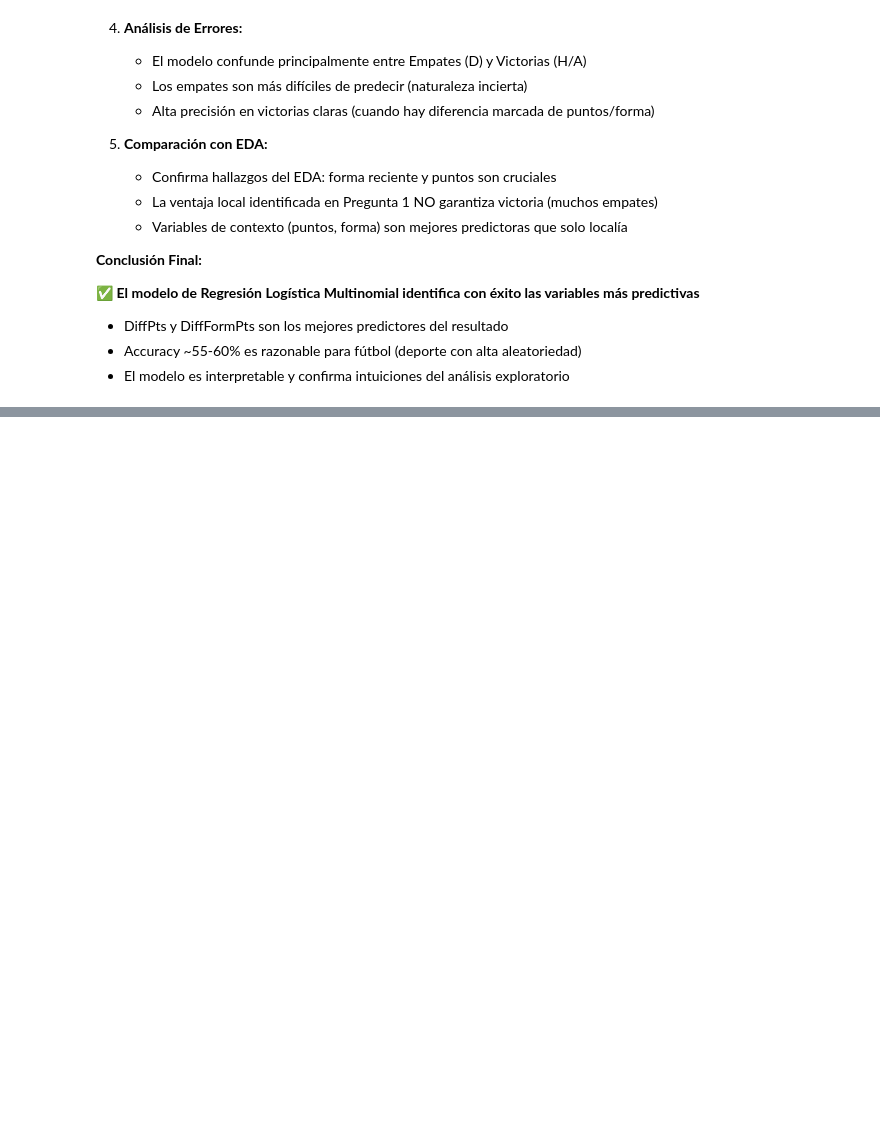
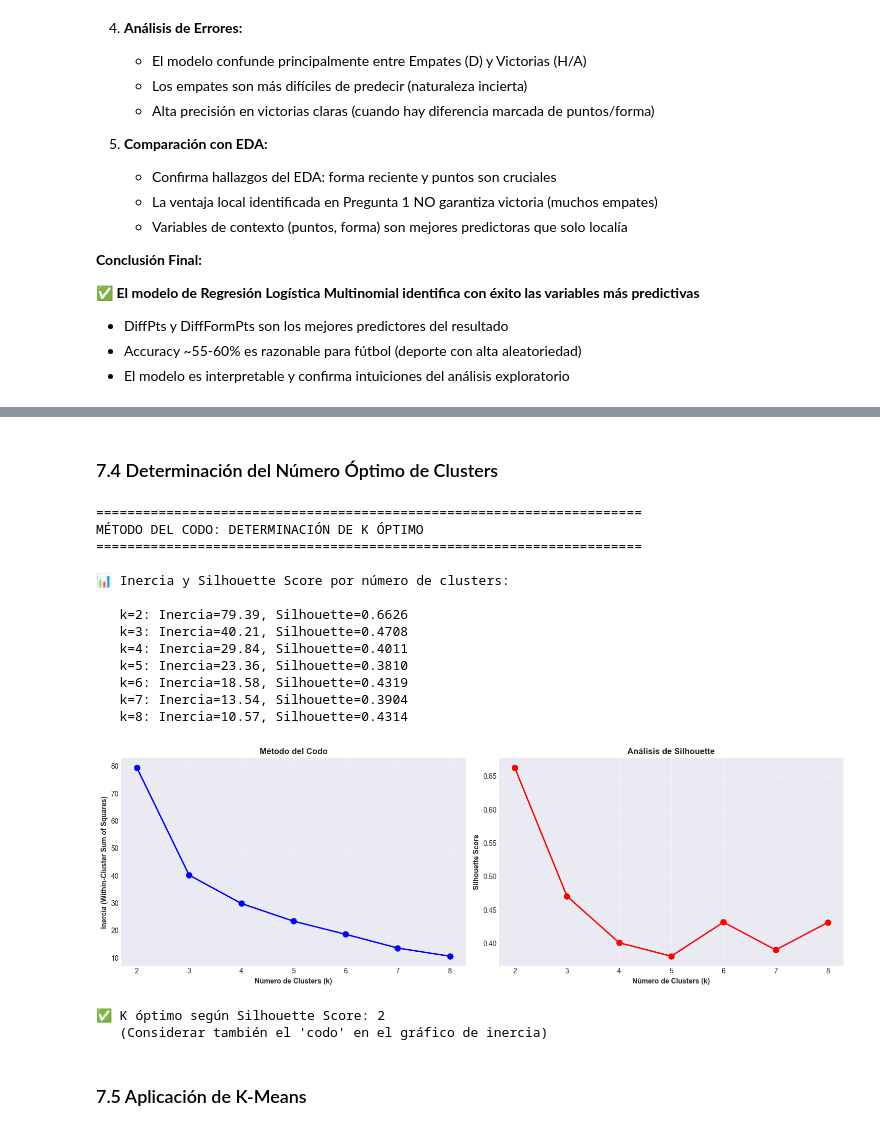
Before and after one commit to ronaldcbmtnz/estadistica-proyecto-final, a Jupyter notebook: notebooks/analisis_premier_league.ipynb, the cells around one changed output, grey strips where cells are left out. Cells and saved outputs as stored; diff of their text form; code cells hidden in the pictures; blank space fills up the shorter version.

```diff
--- a/notebooks/analisis_premier_league.ipynb
+++ b/notebooks/analisis_premier_league.ipynb
@@ -1461,0 +1595,69 @@ plt.show()
+# %% [markdown]
+### 7.4 Determinación del Número Óptimo de Clusters
+# %%
+# Método del codo (Elbow Method)
+print("="*70)
+print("MÉTODO DEL CODO: DETERMINACIÓN DE K ÓPTIMO")
+print("="*70)
+
+inertias = []
+silhouette_scores = []
+K_range = range(2, 9)
+
+for k in K_range:
+    kmeans_temp = KMeans(n_clusters=k, random_state=42, n_init=10)
+    kmeans_temp.fit(X_cluster_scaled)
+    inertias.append(kmeans_temp.inertia_)
+
+    # Calcular silhouette score
+    from sklearn.metrics import silhouette_score
+    score = silhouette_score(X_cluster_scaled, kmeans_temp.labels_)
+    silhouette_scores.append(score)
+
+print("\n📊 Inercia y Silhouette Score por número de clusters:\n")
+for k, inertia, silh in zip(K_range, inertias, silhouette_scores):
+    print(f"   k={k}: Inercia={inertia:.2f}, Silhouette={silh:.4f}")
+
+# Visualización
+fig, axes = plt.subplots(1, 2, figsize=(15, 5))
+
+# Método del codo
+axes[0].plot(K_range, inertias, 'bo-', linewidth=2, markersize=8)
+axes[0].set_xlabel('Número de Clusters (k)', fontweight='bold')
+axes[0].set_ylabel('Inercia (Within-Cluster Sum of Squares)', fontweight='bold')
+axes[0].set_title('Método del Codo', fontweight='bold')
+axes[0].grid(alpha=0.3)
+
+# Silhouette Score
+axes[1].plot(K_range, silhouette_scores, 'ro-', linewidth=2, markersize=8)
+axes[1].set_xlabel('Número de Clusters (k)', fontweight='bold')
+axes[1].set_ylabel('Silhouette Score', fontweight='bold')
+axes[1].set_title('Análisis de Silhouette', fontweight='bold')
+axes[1].grid(alpha=0.3)
+
+plt.tight_layout()
+plt.show()
+
+# Determinar k óptimo
+k_optimo = K_range[np.argmax(silhouette_scores)]
+print(f"\n✅ K óptimo según Silhouette Score: {k_optimo}")
+print(f"   (Considerar también el 'codo' en el gráfico de inercia)")
+# %% [output]
+======================================================================
+MÉTODO DEL CODO: DETERMINACIÓN DE K ÓPTIMO
+======================================================================
+
+📊 Inercia y Silhouette Score por número de clusters:
+
+   k=2: Inercia=79.39, Silhouette=0.6626
+   k=3: Inercia=40.21, Silhouette=0.4708
+   k=4: Inercia=29.84, Silhouette=0.4011
+   k=5: Inercia=23.36, Silhouette=0.3810
+   k=6: Inercia=18.58, Silhouette=0.4319
+   k=7: Inercia=13.54, Silhouette=0.3904
+   k=8: Inercia=10.57, Silhouette=0.4314
+[figure, added]
+✅ K óptimo según Silhouette Score: 2
+   (Considerar también el 'codo' en el gráfico de inercia)
+# %% [markdown]
+### 7.5 Aplicación de K-Means
```
Also changed, not shown: parts of 14 cells of this notebook.
